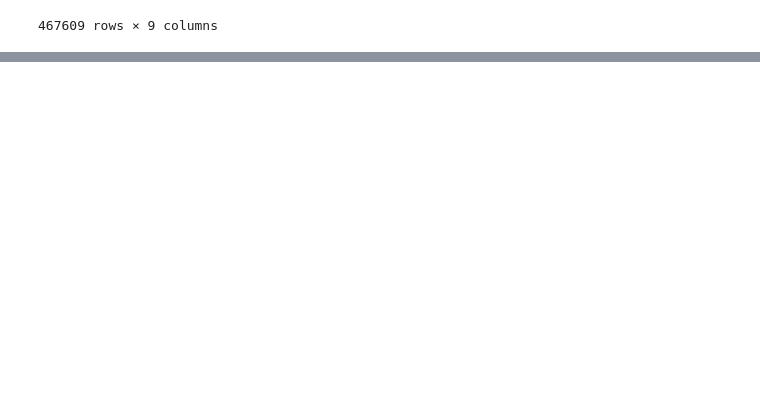
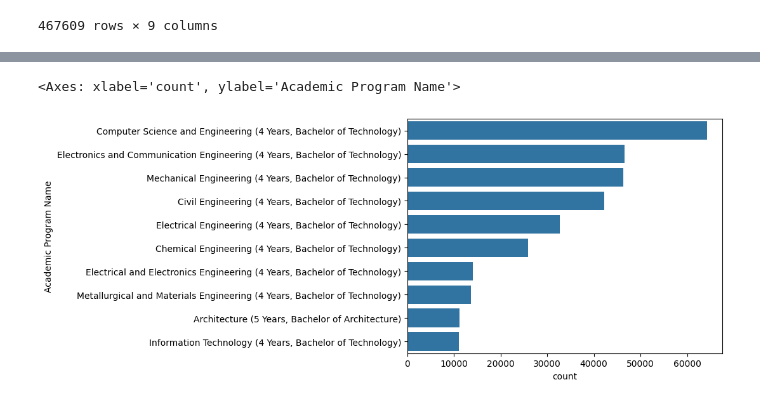
Before and after one commit to VashuTheGreat/JOSAA_RANK_PREDICTOR, a Jupyter notebook: notebooks/analysis.ipynb, the cells around one changed output, grey strips where cells are left out. Cells and saved outputs as stored; diff of their text form; code cells hidden in the pictures; blank space fills up the shorter version.

Commit message:
Analysed Data For Model Training

```diff
--- a/notebooks/analysis.ipynb
+++ b/notebooks/analysis.ipynb
@@ -134,0 +158,11 @@ data
+# %%
+top10 = data['Academic Program Name'].value_counts().head(10).index
+
+sns.countplot(
+    data=data[data['Academic Program Name'].isin(top10)],
+    y='Academic Program Name',
+    order=top10
+)
+# %% [output]
+<Axes: xlabel='count', ylabel='Academic Program Name'>
+[figure, added]
```
Also changed, not shown: parts of 39 cells of this notebook, 2 other files.
